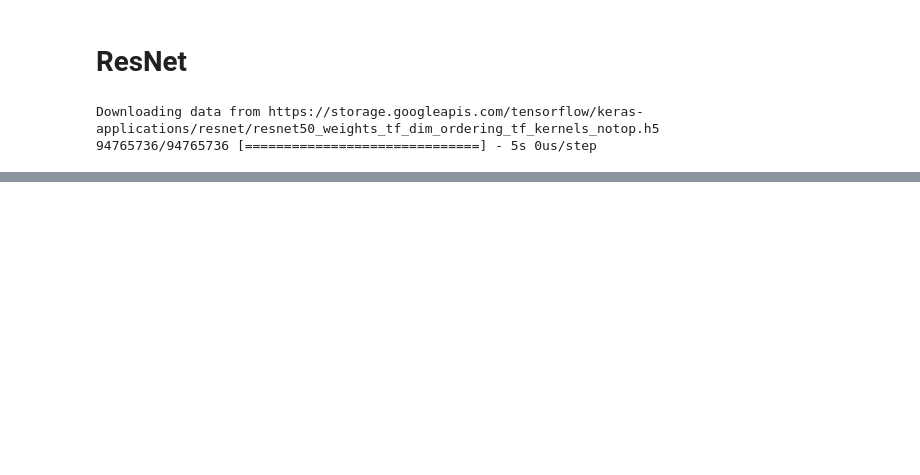
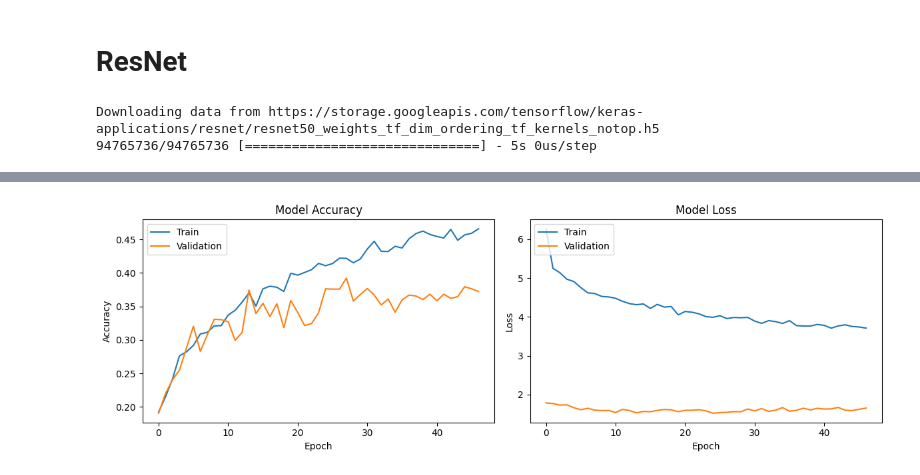
Before and after one commit to leanring-machine/yt-classifier, a Jupyter notebook: notebooks/resnet50_improved.ipynb, the cells around one changed output, grey strips where cells are left out. Drawn from its saved outputs; the diff is of its cells as text; code cells hidden in the pictures; blank space fills up the shorter version.

```diff
--- a/notebooks/resnet50_improved.ipynb
+++ b/notebooks/resnet50_improved.ipynb
@@ -298,0 +281,9 @@ model_resnet.save('resnet_train.keras')
+# %%
+xhistory = model_xception.fit(train_generator,
+                           epochs=100,
+                           steps_per_epoch=steps_per_epoch,
+                           validation_data=test_generator,
+                           validation_steps=validation_steps,
+                           callbacks=[early_callback],
+                           class_weight=class_weight
+                           )
@@ -298,0 +317,31 @@ model_resnet.save('resnet_train.keras')
+# %%
+import matplotlib.pyplot as plt
+
+# 학습 과정 시각화
+def plot_training_history(history):
+    # 정확도 그래프
+    plt.figure(figsize=(12, 4))
+    plt.subplot(1, 2, 1)
+    plt.plot(history.history['accuracy'])
+    plt.plot(history.history['val_accuracy'])
+    plt.title('Model Accuracy')
+    plt.xlabel('Epoch')
+    plt.ylabel('Accuracy')
+    plt.legend(['Train', 'Validation'], loc='upper left')
+
+    # 손실 함수 그래프
+    plt.subplot(1, 2, 2)
+    plt.plot(history.history['loss'])
+    plt.plot(history.history['val_loss'])
+    plt.title('Model Loss')
+    plt.xlabel('Epoch')
+    plt.ylabel('Loss')
+    plt.legend(['Train', 'Validation'], loc='upper left')
+
+    plt.tight_layout()
+    plt.show()
+
+# 학습 과정 시각화
+plot_training_history(xhistory)
+# %% [output]
+[figure, added]
```
Also changed, not shown: parts of 18 cells of this notebook.
